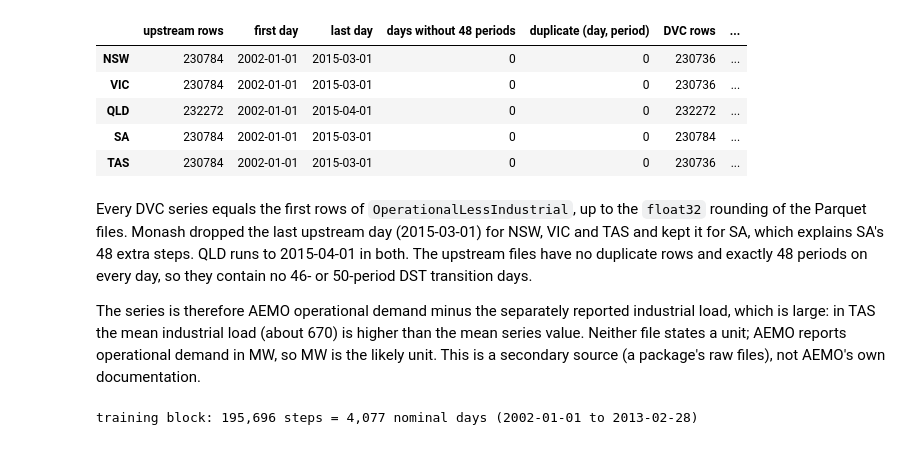
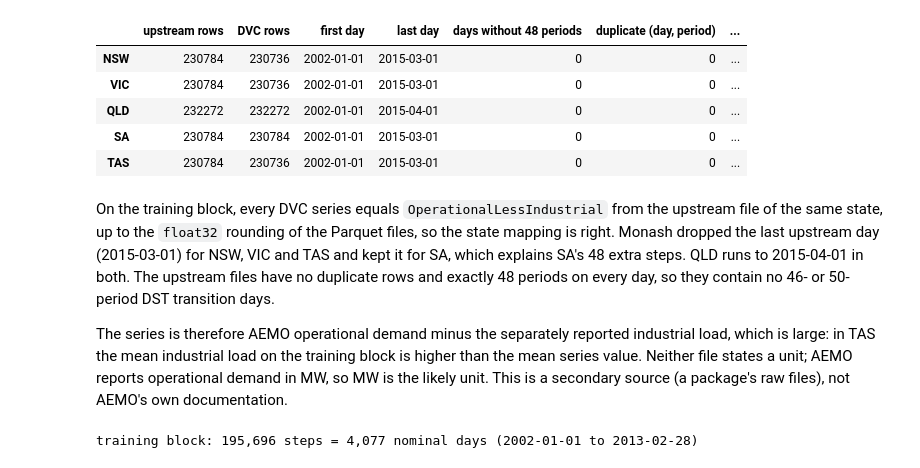
Before and after one commit to mlops-2627q1-mds-upc/MLOps_Endesa, a Jupyter notebook: notebooks/1.0-pp-demand-eda.ipynb, the cells around one changed output. Drawn from its saved outputs; the diff is of its cells as text; code cells hidden in the pictures.

```diff
--- a/notebooks/1.0-pp-demand-eda.ipynb
+++ b/notebooks/1.0-pp-demand-eda.ipynb
@@ -124,57 +120,59 @@ commit into `data/external/` (ignored by Git) and compares them with the DVC ser
 # %%
 import urllib.request
 
 UPSTREAM_COMMIT = "58ea72462a4b34c4d50c2223b217a891a3d9416c"
 UPSTREAM_URL = (
     "https://raw.githubusercontent.com/tidyverts/tsibbledata/"
     f"{UPSTREAM_COMMIT}/data-raw/aus_elec/{{state}}2015/demand.csv"
 )
 UPSTREAM_DIR = RAW_DATA_DIR.parent / "external" / "aus_elec"
 UPSTREAM_DIR.mkdir(parents=True, exist_ok=True)
 
-upstream = {}
+upstream, calendar = {}, {}
 for state in STATES:
     path = UPSTREAM_DIR / f"{state}_demand.csv"
     if not path.exists():
         urllib.request.urlretrieve(UPSTREAM_URL.format(state=state), path)
     frame = pd.read_csv(path)
     frame["day"] = pd.Timestamp("1899-12-30") + pd.to_timedelta(frame["Date"], unit="D")
-    upstream[state] = frame
+    calendar[state] = frame[["Date", "Period", "day"]]  # no demand values
+    upstream[state] = frame.iloc[:TRAIN_END]  # training block only
 
 provenance = pd.DataFrame({
     state: {
-        "upstream rows": len(u),
-        "first day": u["day"].min().date(),
-        "last day": u["day"].max().date(),
-        "days without 48 periods": int((u.groupby("Date").size() != STEPS_PER_DAY).sum()),
-        "duplicate (day, period)": int(u.duplicated(["Date", "Period"]).sum()),
-        "DVC rows": len(raw[state]),
-        "max |DVC - OperationalLessIndustrial|": np.abs(
-            raw[state] - u["OperationalLessIndustrial"].to_numpy()[: len(raw[state])]
+        "upstream rows": len(calendar[state]),
+        "DVC rows": lengths[state],
+        "first day": calendar[state]["day"].min().date(),
+        "last day": calendar[state]["day"].max().date(),
+        "days without 48 periods": int((calendar[state].groupby("Date").size() != STEPS_PER_DAY).sum()),
+        "duplicate (day, period)": int(calendar[state].duplicated(["Date", "Period"]).sum()),
+        "max |DVC - OperationalLessIndustrial| (train)": np.abs(
+            raw[state] - u["OperationalLessIndustrial"].to_numpy()
         ).max(),
-        "mean OperationalLessIndustrial": u["OperationalLessIndustrial"].mean(),
-        "mean Industrial": u["Industrial"].mean(),
+        "train mean OperationalLessIndustrial": u["OperationalLessIndustrial"].mean(),
+        "train mean Industrial": u["Industrial"].mean(),
     }
     for state, u in upstream.items()
 }).T
 provenance
 # %% [output]
-|  | upstream rows | first day | last day | days without 48 periods | duplicate (day, period) | DVC rows | ... |
-| NSW | 230784 | 2002-01-01 | 2015-03-01 | 0 | 0 | 230736 | ... |
-| VIC | 230784 | 2002-01-01 | 2015-03-01 | 0 | 0 | 230736 | ... |
-| QLD | 232272 | 2002-01-01 | 2015-04-01 | 0 | 0 | 232272 | ... |
-| SA | 230784 | 2002-01-01 | 2015-03-01 | 0 | 0 | 230784 | ... |
-| TAS | 230784 | 2002-01-01 | 2015-03-01 | 0 | 0 | 230736 | ... |
+|  | upstream rows | DVC rows | first day | last day | days without 48 periods | duplicate (day, period) | ... |
+| NSW | 230784 | 230736 | 2002-01-01 | 2015-03-01 | 0 | 0 | ... |
+| VIC | 230784 | 230736 | 2002-01-01 | 2015-03-01 | 0 | 0 | ... |
+| QLD | 232272 | 232272 | 2002-01-01 | 2015-04-01 | 0 | 0 | ... |
+| SA | 230784 | 230784 | 2002-01-01 | 2015-03-01 | 0 | 0 | ... |
+| TAS | 230784 | 230736 | 2002-01-01 | 2015-03-01 | 0 | 0 | ... |
 # %% [markdown]
-Every DVC series equals the first rows of `OperationalLessIndustrial`, up to the
-`float32` rounding of the Parquet files. Monash dropped the last upstream day
+On the training block, every DVC series equals `OperationalLessIndustrial` from the
+upstream file of the same state, up to the `float32` rounding of the Parquet files, so
+the state mapping is right. Monash dropped the last upstream day
 (2015-03-01) for NSW, VIC and TAS and kept it for SA, which explains SA's 48 extra steps.
 QLD runs to 2015-04-01 in both. The upstream files have no duplicate rows and exactly 48
 periods on every day, so they contain no 46- or 50-period DST transition days.
 
 The series is therefore AEMO operational demand minus the separately reported industrial
-load, which is large: in TAS the mean industrial load (about 670) is higher than the mean
-series value. Neither file states a unit; AEMO reports operational demand in MW, so MW is
+load, which is large: in TAS the mean industrial load on the training block is higher than
+the mean series value. Neither file states a unit; AEMO reports operational demand in MW, so MW is
 the likely unit. This is a secondary source (a package's raw files), not AEMO's own
 documentation.
 # %%
```
Also changed, not shown: parts of 12 cells of this notebook, 1 other file.
